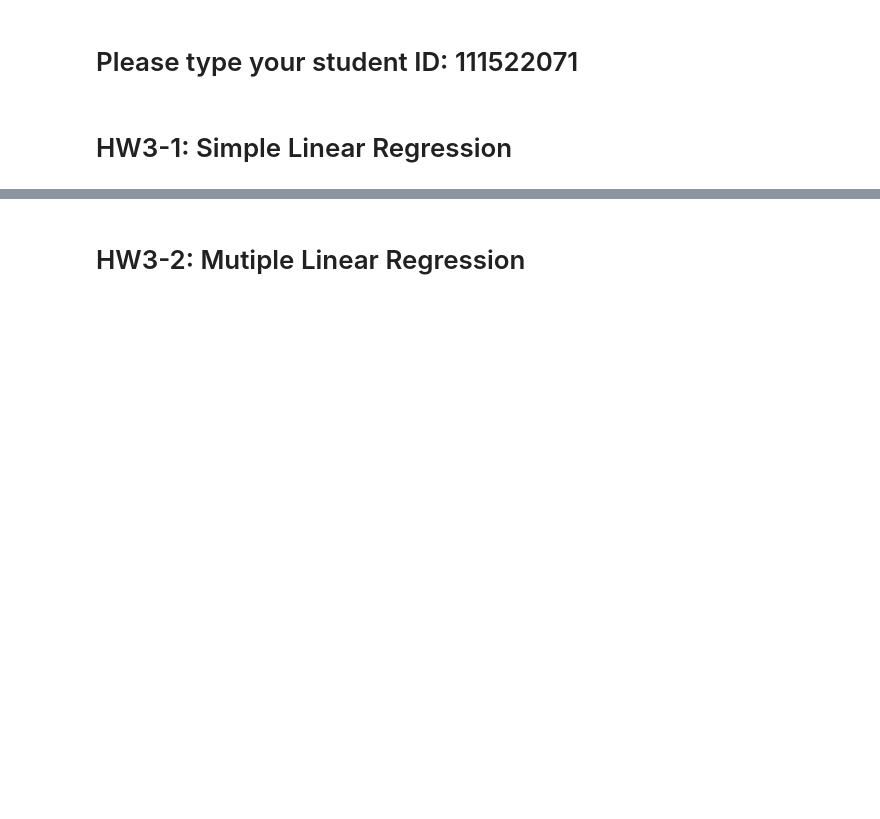
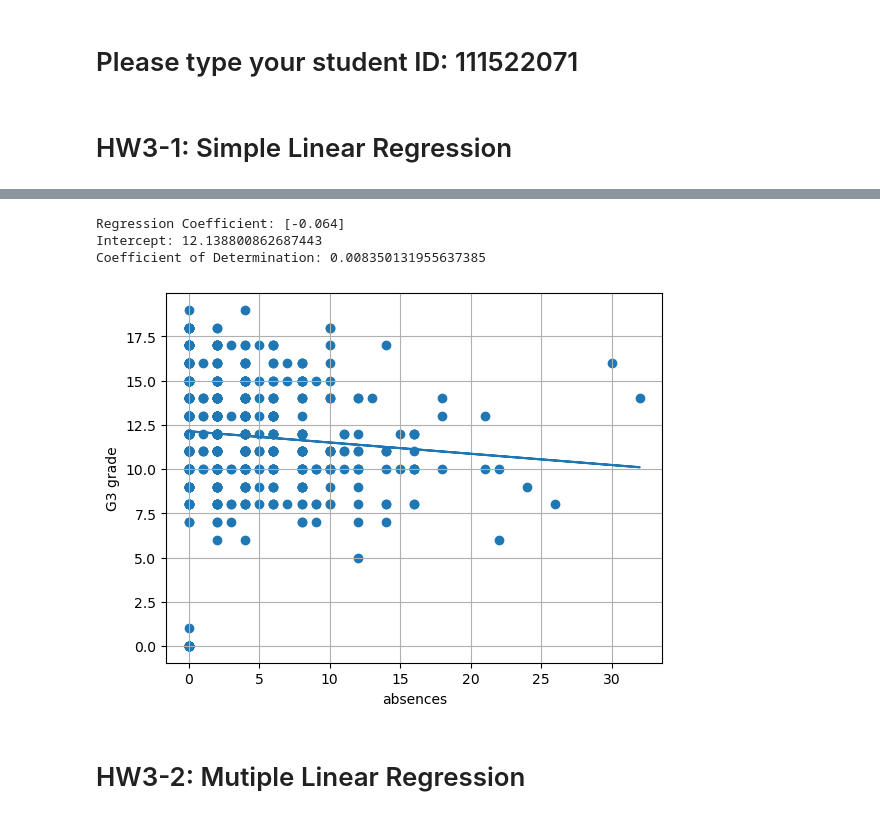
Before and after one commit to KaiTung/NCU_111_ML, a Jupyter notebook: 111-1機器學習/week 6/HW-ToStudent/HW3-Regreesion.ipynb, the cells around one changed output, grey strips where cells are left out. Cells and saved outputs as stored; diff of their text form; code cells hidden in the pictures; blank space fills up the shorter version.

```diff
--- a/111-1機器學習/week 6/HW-ToStudent/HW3-Regreesion.ipynb
+++ b/111-1機器學習/week 6/HW-ToStudent/HW3-Regreesion.ipynb
@@ -5,3 +27,35 @@
+# %%
+from sklearn import linear_model
+
+#read csv
+student_data_math = pd.read_csv("student-por.csv",sep=';')
+student_data_math = student_data_math[['G3','absences']]
+
+#linear model
+reg = linear_model.LinearRegression()
+
+#train
+X = student_data_math.loc[:,['absences']].values
+Y = student_data_math['G3'].values
+
+reg.fit(X,Y)
+
+print("Regression Coefficient:",reg.coef_)
+print("Intercept:",reg.intercept_)
+print("Coefficient of Determination:",reg.score(X,Y))
+
+#plot
+plt.scatter(X,Y)
+plt.xlabel('absences')
+plt.ylabel('G3 grade')
+plt.plot(X,reg.predict(X))
+plt.grid()
+plt.show()
+# %% [output]
+Regression Coefficient: [-0.064]
+Intercept: 12.138800862687443
+Coefficient of Determination: 0.008350131955637385
+[figure, added]
 # %% [markdown]
 # HW3-2: Mutiple Linear Regression
 # %%
```
Also changed, not shown: parts of 8 cells of this notebook.
